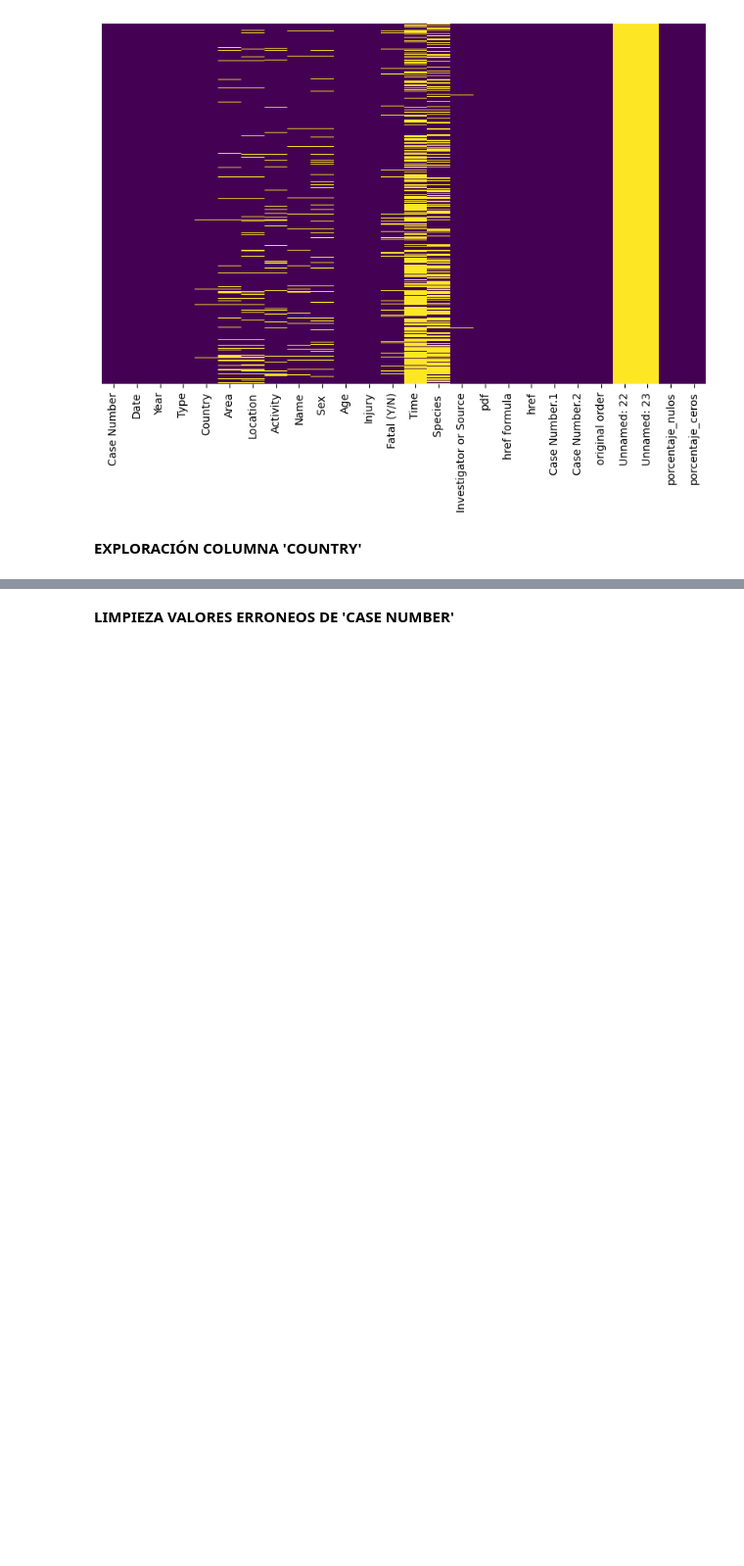
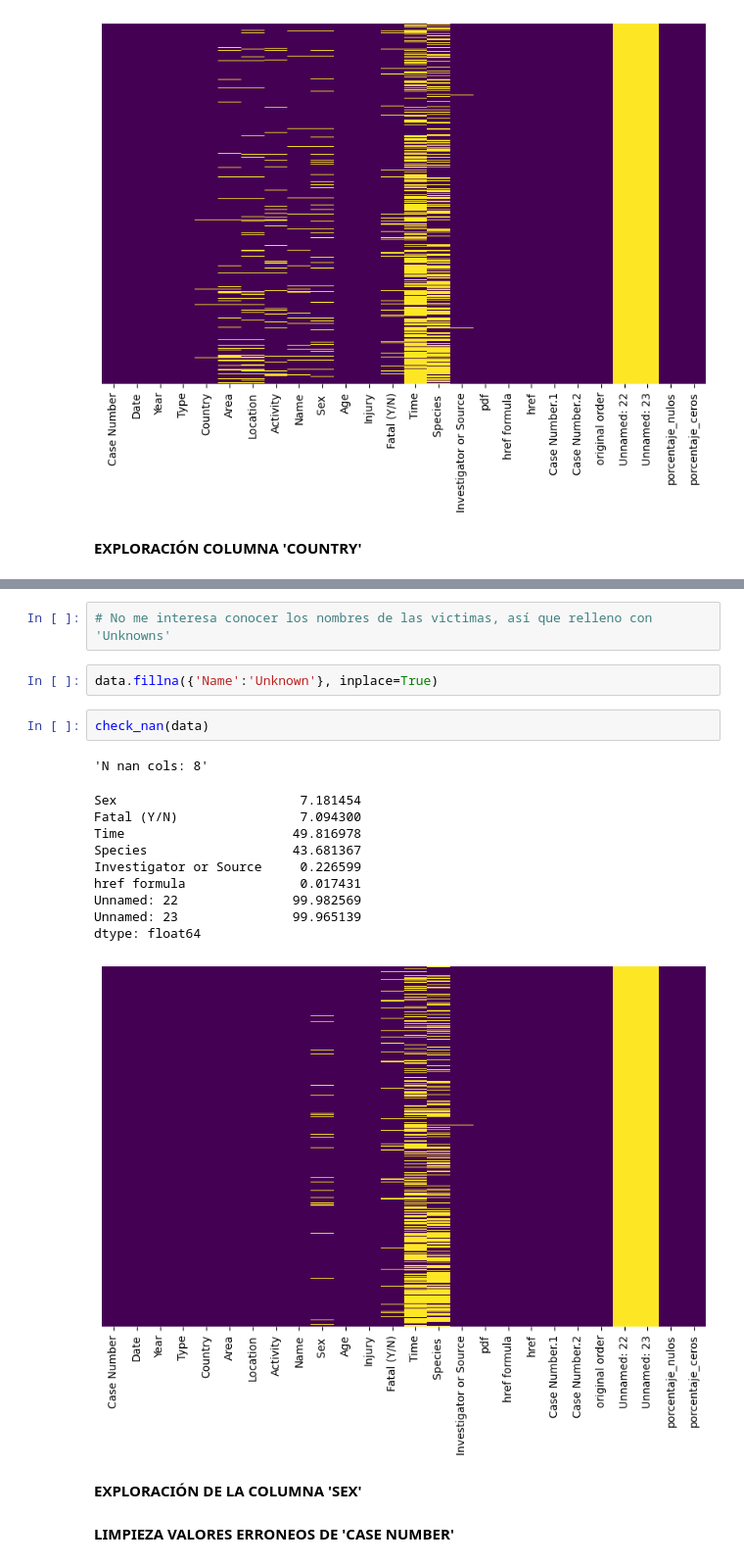
Before and after one commit to Periclates7/Data_cleaning_project, a Jupyter notebook: src/cleaning_sharks.ipynb, the cells around one changed output, grey strips where cells are left out. Shown at 98% size. Drawn from its saved outputs; the diff is of its cells as text; blank space fills up the shorter version.

```diff
--- a/src/cleaning_sharks.ipynb
+++ b/src/cleaning_sharks.ipynb
@@ -554,3 +708,23 @@ dtype: float64
+# %%
+# No me interesa conocer los nombres de las victimas, así que relleno con 'Unknowns'
+# %%
+data.fillna({'Name':'Unknown'}, inplace=True)
+# %%
+check_nan(data)
+# %% [output]
+'N nan cols: 8'
+Sex                        7.181454
+Fatal (Y/N)                7.094300
+Time                      49.816978
+Species                   43.681367
+Investigator or Source     0.226599
+href formula               0.017431
+Unnamed: 22               99.982569
+Unnamed: 23               99.965139
+dtype: float64
+[figure, added]
+# %% [markdown]
+**EXPLORACIÓN DE LA COLUMNA 'SEX'**
 # %% [markdown]
 **LIMPIEZA VALORES ERRONEOS DE 'CASE NUMBER'**
 # %%
```
Also changed, not shown: parts of 18 cells of this notebook.
